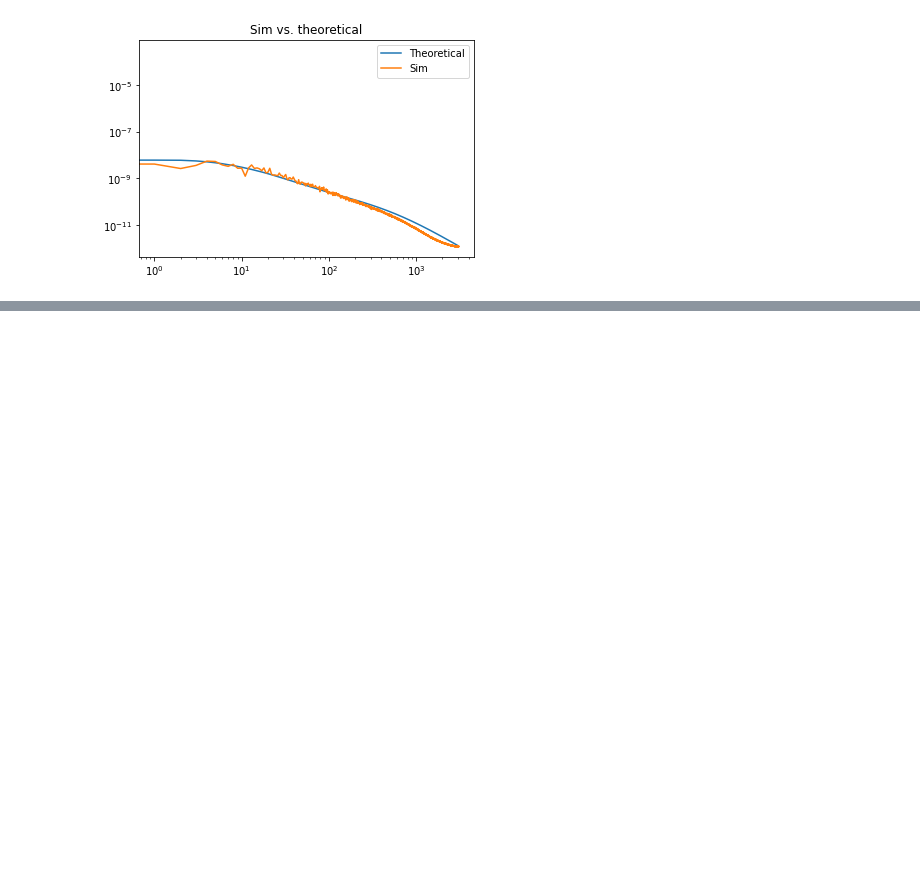
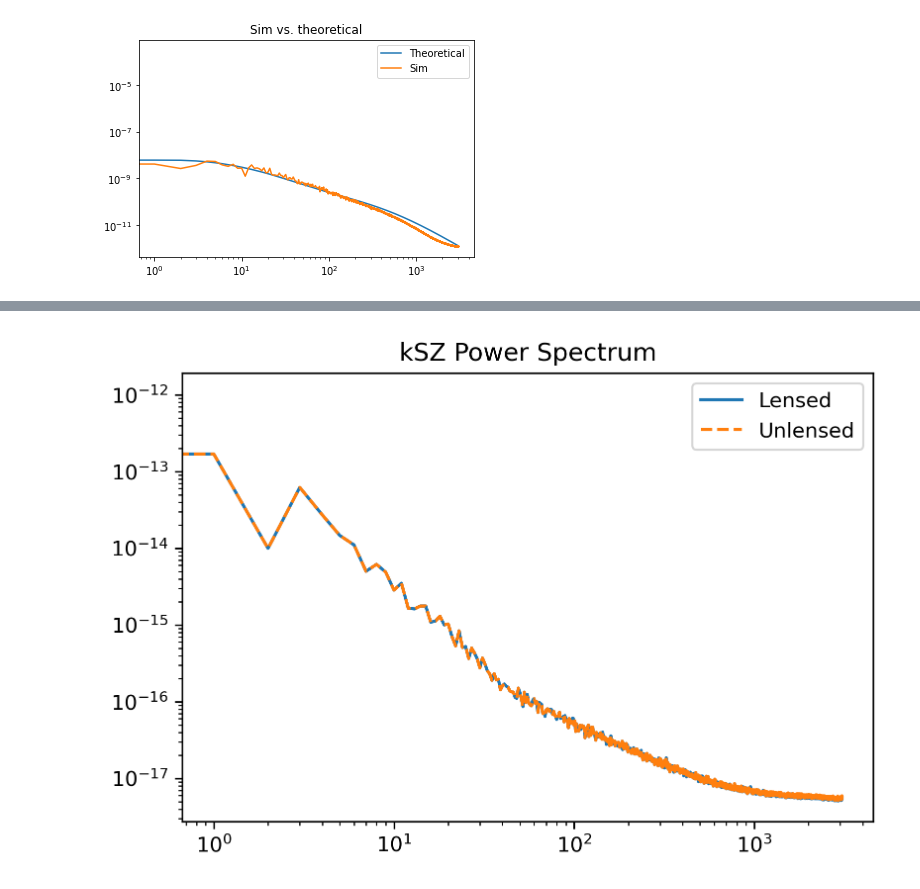
Before and after one commit to wurdahl/kSZfromPC, a Jupyter notebook: Opening-FITS.ipynb, the cells around one changed output, grey strips where cells are left out. Drawn from its saved outputs; the diff is of its cells as text; code cells hidden in the pictures; blank space fills up the shorter version.

```diff
--- a/Opening-FITS.ipynb
+++ b/Opening-FITS.ipynb
@@ -123,0 +134,13 @@ plt.legend(["Theoretical","Sim"]);
+# %%
+psLens = hp.sphtfunc.anafast(kSZLens)
+psUnLens = hp.sphtfunc.anafast(kSZUnLens)
+# %%
+lFactor=np.arange(len(psLens))*(np.arange(len(psLens))+1)
+plt.figure(dpi=300)
+plt.loglog(psLens);
+plt.loglog(psUnLens,"--");
+plt.legend(loc=0, labels=["Lensed","Unlensed"])
+plt.title("kSZ Power Spectrum")
+plt.show()
+# %% [output]
+[figure, added]
```
Also changed, not shown: parts of 3 cells of this notebook.
